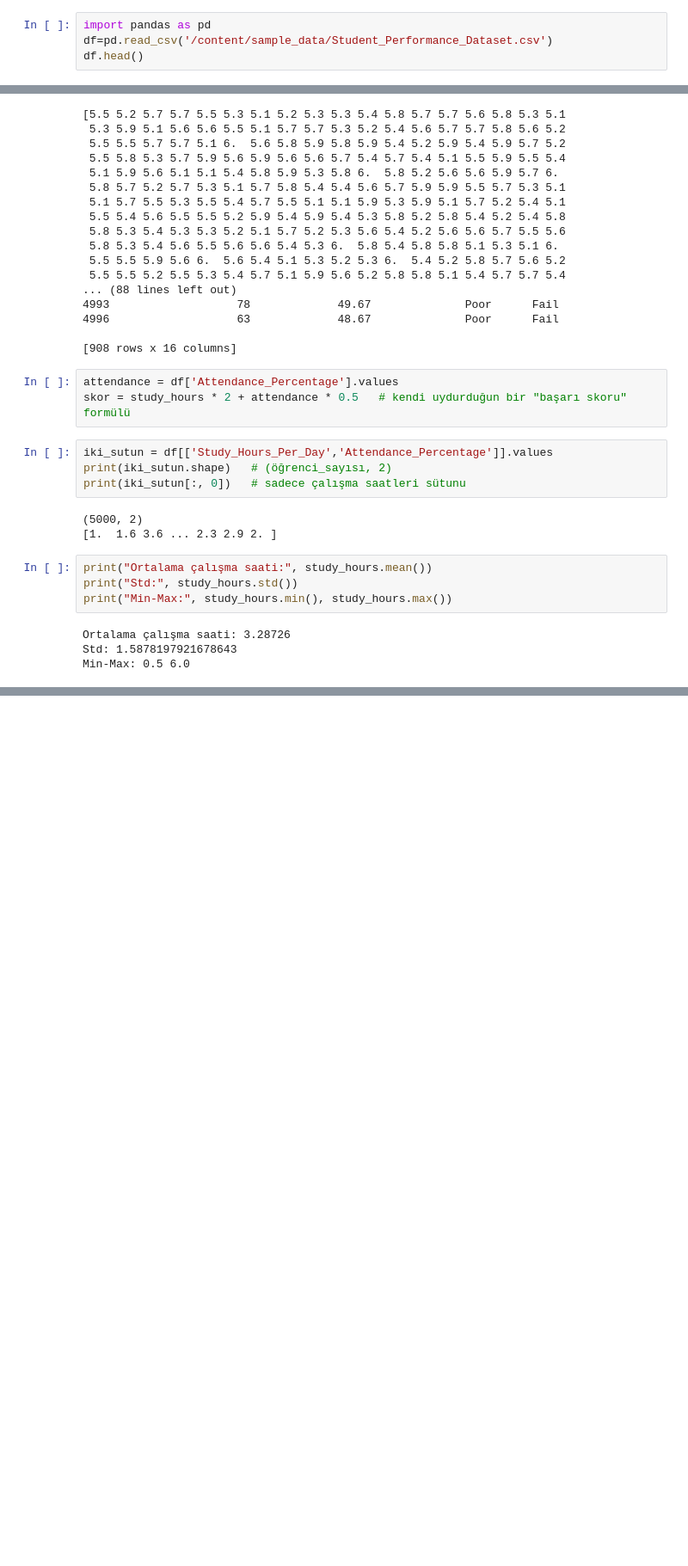
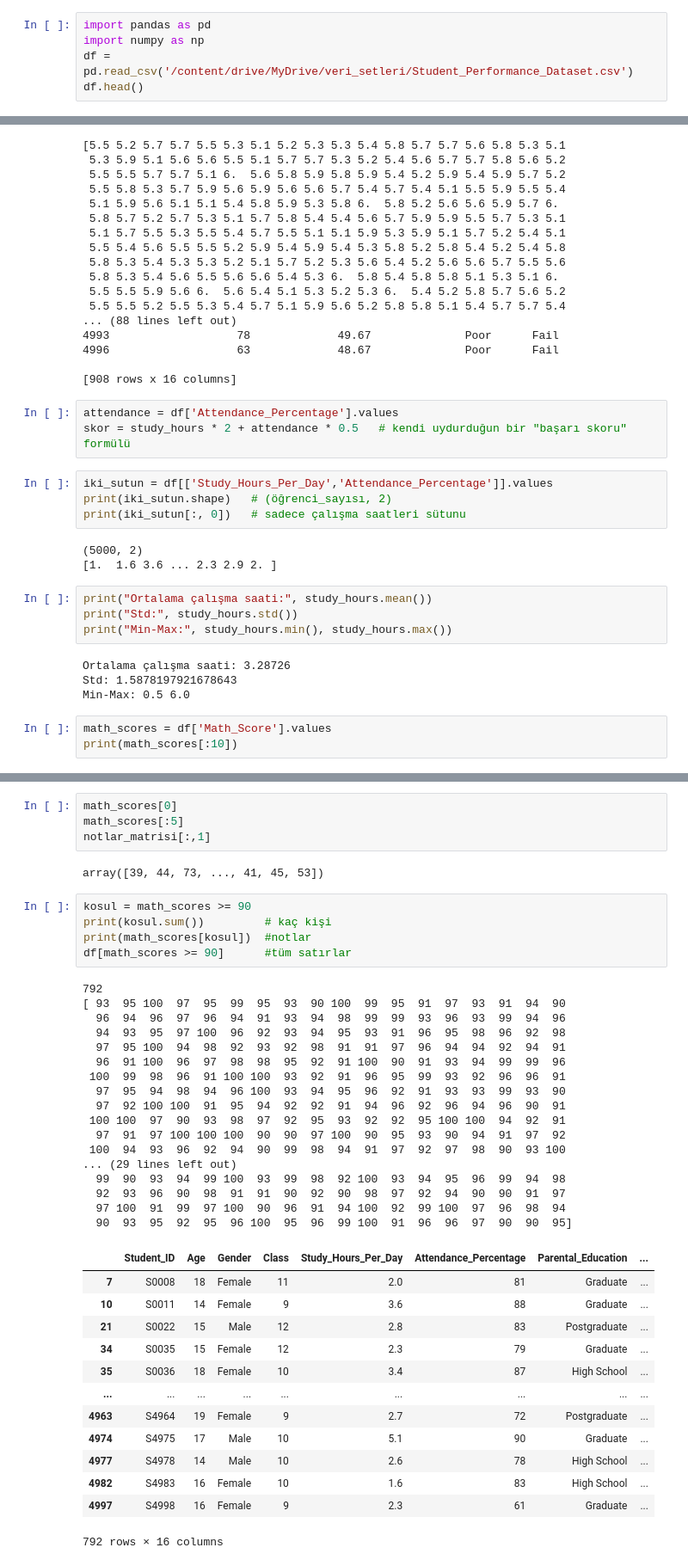
Before and after one commit to Dilan-Sazan/SoftiTO, a Jupyter notebook: numpy_pratik.ipynb, the cells around one changed output, grey strips where cells are left out. Shown at 86% size. Saved outputs shown, nothing was run; the diff lists cells and outputs as text; blank space fills up the shorter version.

```diff
--- a/numpy_pratik.ipynb
+++ b/numpy_pratik.ipynb
@@ -2,7 +2,8 @@
 <a href="https://colab.research.google.com/github/Dilan-Sazan/data-analytics/blob/main/numpy_pratik.ipynb" target="_parent"><img src="https://colab.research.google.com/assets/colab-badge.svg" alt="Open In Colab"/></a>
 # %%
 import pandas as pd
-df=pd.read_csv('/content/sample_data/Student_Performance_Dataset.csv')
+import numpy as np
+df = pd.read_csv('/content/drive/MyDrive/veri_setleri/Student_Performance_Dataset.csv')
 df.head()
 # %% [output]
 |  | Student_ID | Age | Gender | Class | Study_Hours_Per_Day | Attendance_Percentage | Parental_Education | ... |
@@ -66,3 +67,6 @@ print("Min-Max:", study_hours.min(), study_hours.max())
 Ortalama çalışma saati: 3.28726
 Std: 1.5878197921678643
 Min-Max: 0.5 6.0
+# %%
+math_scores = df['Math_Score'].values
+print(math_scores[:10])
@@ -68,0 +103,42 @@ Min-Max: 0.5 6.0
+# %%
+math_scores[0]
+math_scores[:5]
+notlar_matrisi[:,1]
+# %% [output]
+array([39, 44, 73, ..., 41, 45, 53])
+# %%
+kosul = math_scores >= 90
+print(kosul.sum())         # kaç kişi
+print(math_scores[kosul])  #notlar
+df[math_scores >= 90]      #tüm satırlar
+# %% [output]
+792
+[ 93  95 100  97  95  99  95  93  90 100  99  95  91  97  93  91  94  90
+  96  94  96  97  96  94  91  93  94  98  99  99  93  96  93  99  94  96
+  94  93  95  97 100  96  92  93  94  95  93  91  96  95  98  96  92  98
+  97  95 100  94  98  92  93  92  98  91  91  97  96  94  94  92  94  91
+  96  91 100  96  97  98  98  95  92  91 100  90  91  93  94  99  99  96
+ 100  99  98  96  91 100 100  93  92  91  96  95  99  93  92  96  96  91
+  97  95  94  98  94  96 100  93  94  95  96  92  91  93  93  99  93  90
+  97  92 100 100  91  95  94  92  92  91  94  96  92  96  94  96  90  91
+ 100 100  97  90  93  98  97  92  95  93  92  92  95 100 100  94  92  91
+  97  91  97 100 100 100  90  90  97 100  90  95  93  90  94  91  97  92
+ 100  94  93  96  92  94  90  99  98  94  91  97  92  97  98  90  93 100
+... (29 lines left out)
+  99  90  93  94  99 100  93  99  98  92 100  93  94  95  96  99  94  98
+  92  93  96  90  98  91  91  90  92  90  98  97  92  94  90  90  91  97
+  97 100  91  99  97 100  90  96  91  94 100  92  99 100  97  96  98  94
+  90  93  95  92  95  96 100  95  96  99 100  91  96  96  97  90  90  95]
+|  | Student_ID | Age | Gender | Class | Study_Hours_Per_Day | Attendance_Percentage | Parental_Education | ... |
+| 7 | S0008 | 18 | Female | 11 | 2.0 | 81 | Graduate | ... |
+| 10 | S0011 | 14 | Female | 9 | 3.6 | 88 | Graduate | ... |
+| 21 | S0022 | 15 | Male | 12 | 2.8 | 83 | Postgraduate | ... |
+| 34 | S0035 | 15 | Female | 12 | 2.3 | 79 | Graduate | ... |
+| 35 | S0036 | 18 | Female | 10 | 3.4 | 87 | High School | ... |
+| ... | ... | ... | ... | ... | ... | ... | ... | ... |
+| 4963 | S4964 | 19 | Female | 9 | 2.7 | 72 | Postgraduate | ... |
+| 4974 | S4975 | 17 | Male | 10 | 5.1 | 90 | Graduate | ... |
+| 4977 | S4978 | 14 | Male | 10 | 2.6 | 78 | High School | ... |
+| 4982 | S4983 | 16 | Female | 10 | 1.6 | 83 | High School | ... |
+| 4997 | S4998 | 16 | Female | 9 | 2.3 | 61 | Graduate | ... |
+792 rows × 16 columns
```
Also changed, not shown: parts of 7 cells of this notebook.
